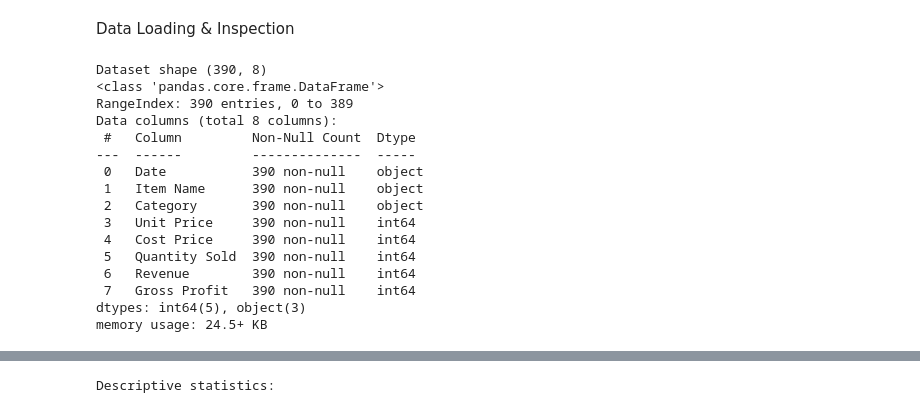
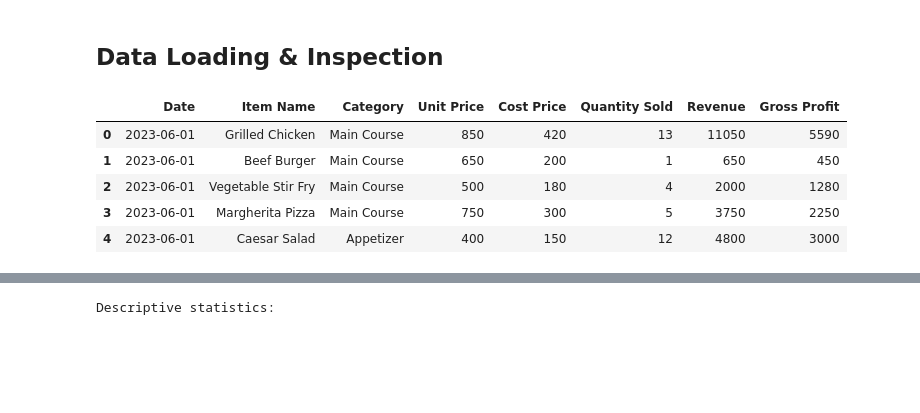
Before and after one commit to mandele1999/menu-intelligence, a Jupyter notebook: index.ipynb, the cells around one changed output, grey strips where cells are left out. Saved outputs shown, nothing was run; the diff lists cells and outputs as text; code cells hidden in the pictures; blank space fills up the shorter version.

```diff
--- a/index.ipynb
+++ b/index.ipynb
@@ -6,27 +6,16 @@ import seaborn as sns
 sns.set(style="whitegrid")
 %matplotlib inline
 # %% [markdown]
-Data Loading & Inspection
+## Data Loading & Inspection
 # %%
 # Load the dataset
 # Ensure the dataset is in the correct path
 df = pd.read_csv("data/restaurant_sales_data.csv").copy()
-print("Dataset shape",df.shape)
-df.info()
+df.head()
 # %% [output]
-Dataset shape (390, 8)
-<class 'pandas.core.frame.DataFrame'>
-RangeIndex: 390 entries, 0 to 389
-Data columns (total 8 columns):
- #   Column         Non-Null Count  Dtype
----  ------         --------------  -----
- 0   Date           390 non-null    object
- 1   Item Name      390 non-null    object
- 2   Category       390 non-null    object
- 3   Unit Price     390 non-null    int64
- 4   Cost Price     390 non-null    int64
- 5   Quantity Sold  390 non-null    int64
- 6   Revenue        390 non-null    int64
- 7   Gross Profit   390 non-null    int64
-dtypes: int64(5), object(3)
-memory usage: 24.5+ KB
+|  | Date | Item Name | Category | Unit Price | Cost Price | Quantity Sold | Revenue | Gross Profit |
+| 0 | 2023-06-01 | Grilled Chicken | Main Course | 850 | 420 | 13 | 11050 | 5590 |
+| 1 | 2023-06-01 | Beef Burger | Main Course | 650 | 200 | 1 | 650 | 450 |
+| 2 | 2023-06-01 | Vegetable Stir Fry | Main Course | 500 | 180 | 4 | 2000 | 1280 |
+| 3 | 2023-06-01 | Margherita Pizza | Main Course | 750 | 300 | 5 | 3750 | 2250 |
+| 4 | 2023-06-01 | Caesar Salad | Appetizer | 400 | 150 | 12 | 4800 | 3000 |
```
Also changed, not shown: parts of 11 cells of this notebook.
